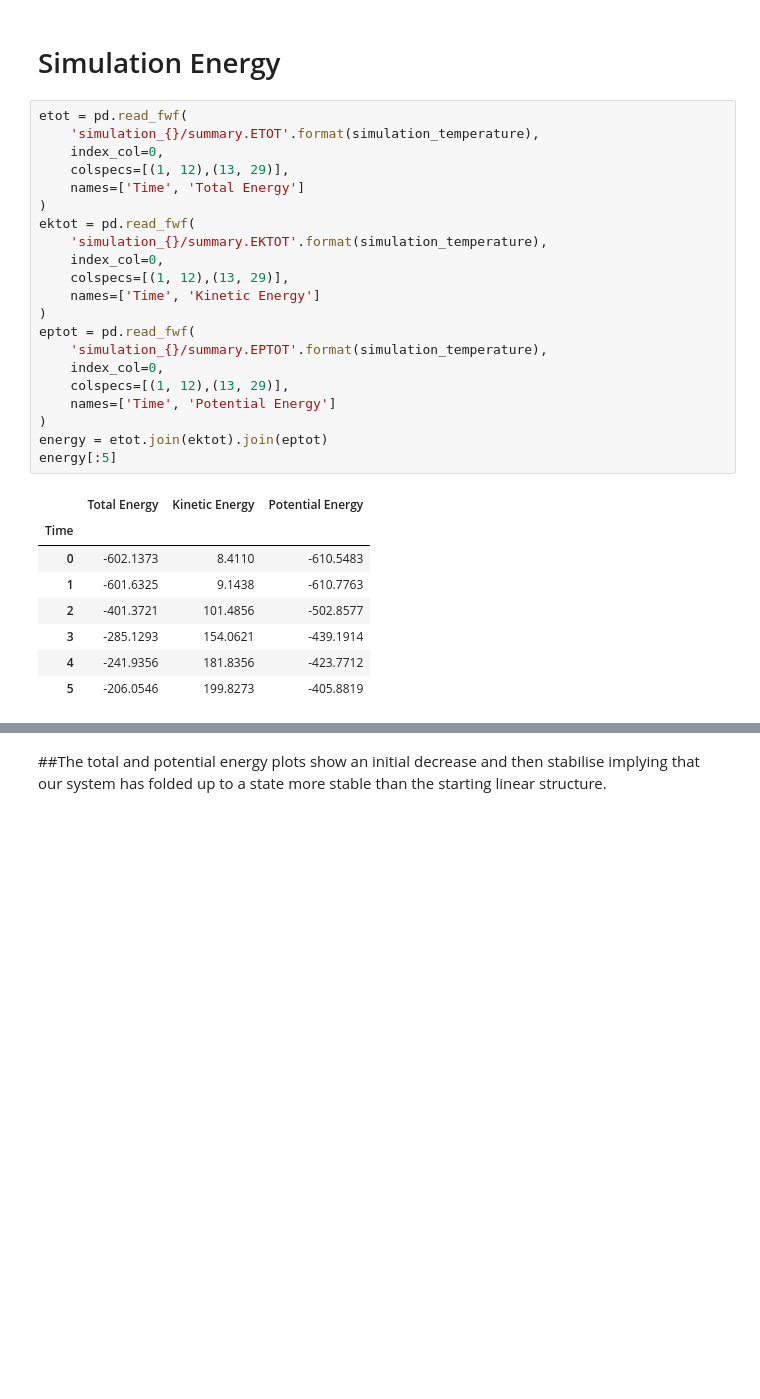
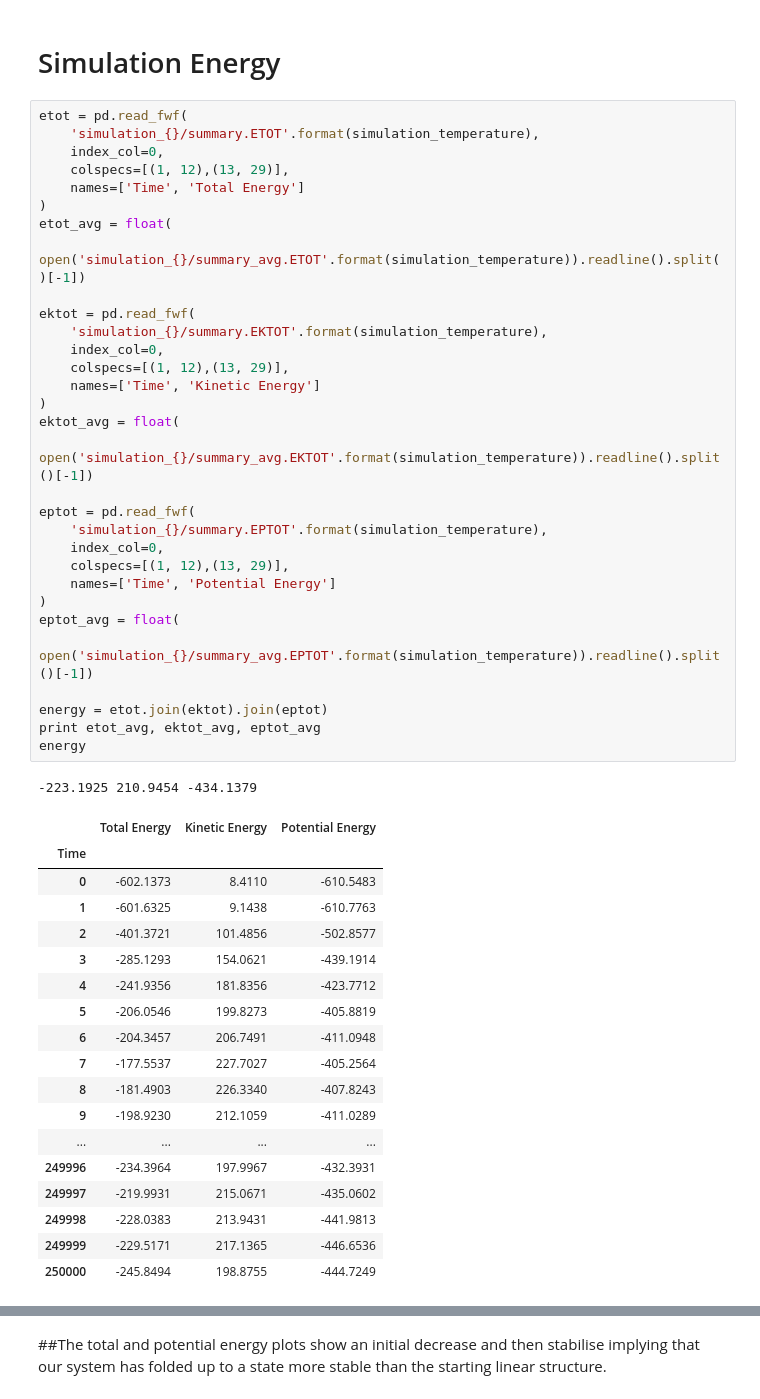
Before and after one commit to mchelem/trp-cage-md-simulation, a Jupyter notebook: Trp-Cage Peptide Molecular Dynamics - Temperature and Energies.ipynb, the cells around one changed output, grey strips where cells are left out. Saved outputs shown, nothing was run; the diff lists cells and outputs as text; blank space fills up the shorter version.

```diff
--- a/Trp-Cage Peptide Molecular Dynamics - Temperature and Energies.ipynb
+++ b/Trp-Cage Peptide Molecular Dynamics - Temperature and Energies.ipynb
@@ -81,30 +91,51 @@ ax = temperature[:100].plot()
 # %%
 etot = pd.read_fwf(
     'simulation_{}/summary.ETOT'.format(simulation_temperature),
     index_col=0,
     colspecs=[(1, 12),(13, 29)],
     names=['Time', 'Total Energy']
 )
+etot_avg = float(
+    open('simulation_{}/summary_avg.ETOT'.format(simulation_temperature)).readline().split()[-1])
+
 ektot = pd.read_fwf(
     'simulation_{}/summary.EKTOT'.format(simulation_temperature),
     index_col=0,
     colspecs=[(1, 12),(13, 29)],
     names=['Time', 'Kinetic Energy']
 )
+ektot_avg = float(
+    open('simulation_{}/summary_avg.EKTOT'.format(simulation_temperature)).readline().split()[-1])
+
 eptot = pd.read_fwf(
     'simulation_{}/summary.EPTOT'.format(simulation_temperature),
     index_col=0,
     colspecs=[(1, 12),(13, 29)],
     names=['Time', 'Potential Energy']
 )
+eptot_avg = float(
+    open('simulation_{}/summary_avg.EPTOT'.format(simulation_temperature)).readline().split()[-1])
+
 energy = etot.join(ektot).join(eptot)
-energy[:5]
+print etot_avg, ektot_avg, eptot_avg
+energy
 # %% [output]
+-223.1925 210.9454 -434.1379
 |  | Total Energy | Kinetic Energy | Potential Energy |
 | Time |  |  |  |
 | 0 | -602.1373 | 8.4110 | -610.5483 |
 | 1 | -601.6325 | 9.1438 | -610.7763 |
 | 2 | -401.3721 | 101.4856 | -502.8577 |
 | 3 | -285.1293 | 154.0621 | -439.1914 |
 | 4 | -241.9356 | 181.8356 | -423.7712 |
 | 5 | -206.0546 | 199.8273 | -405.8819 |
+| 6 | -204.3457 | 206.7491 | -411.0948 |
+| 7 | -177.5537 | 227.7027 | -405.2564 |
+| 8 | -181.4903 | 226.3340 | -407.8243 |
+| 9 | -198.9230 | 212.1059 | -411.0289 |
+| ... | ... | ... | ... |
+| 249996 | -234.3964 | 197.9967 | -432.3931 |
+| 249997 | -219.9931 | 215.0671 | -435.0602 |
+| 249998 | -228.0383 | 213.9431 | -441.9813 |
+| 249999 | -229.5171 | 217.1365 | -446.6536 |
+| 250000 | -245.8494 | 198.8755 | -444.7249 |
```
Also changed, not shown: parts of 13 cells of this notebook, 1 other file.
